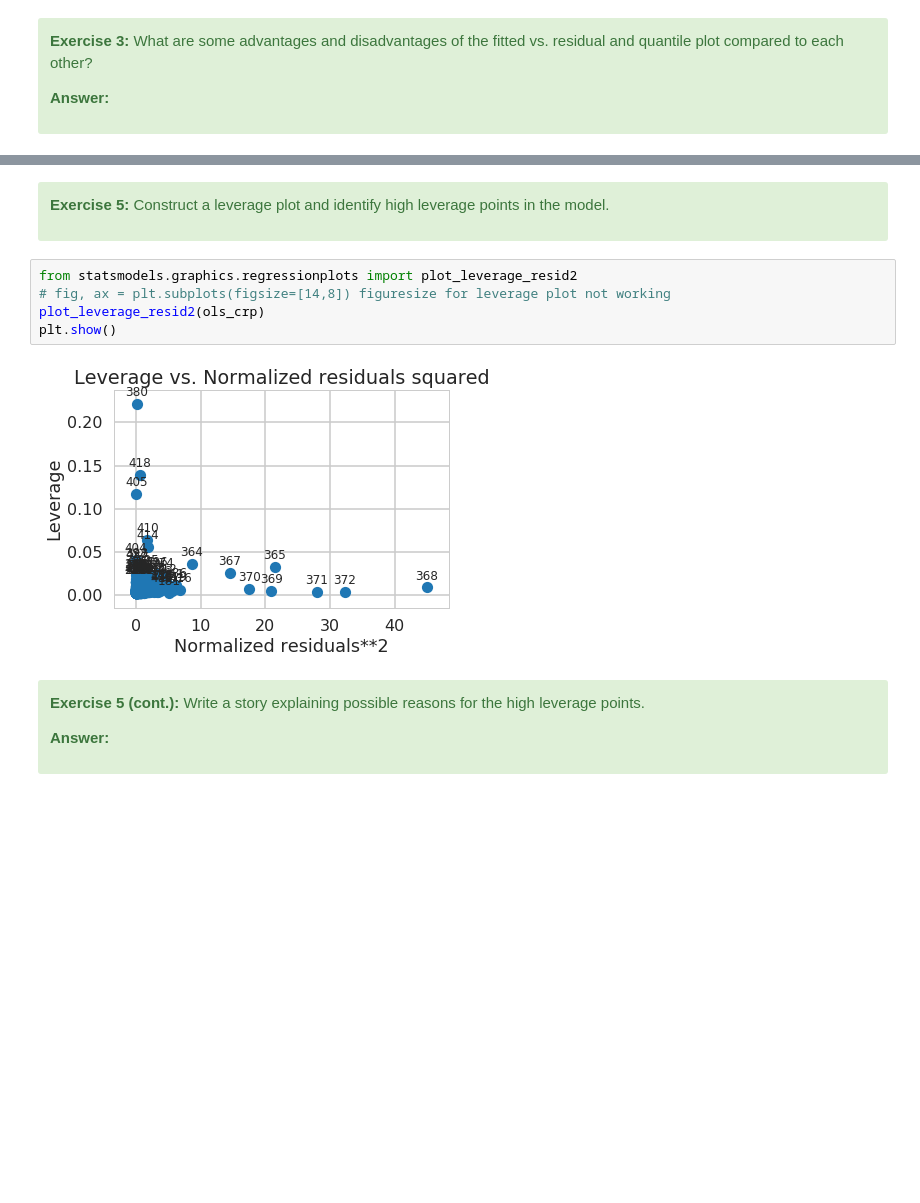
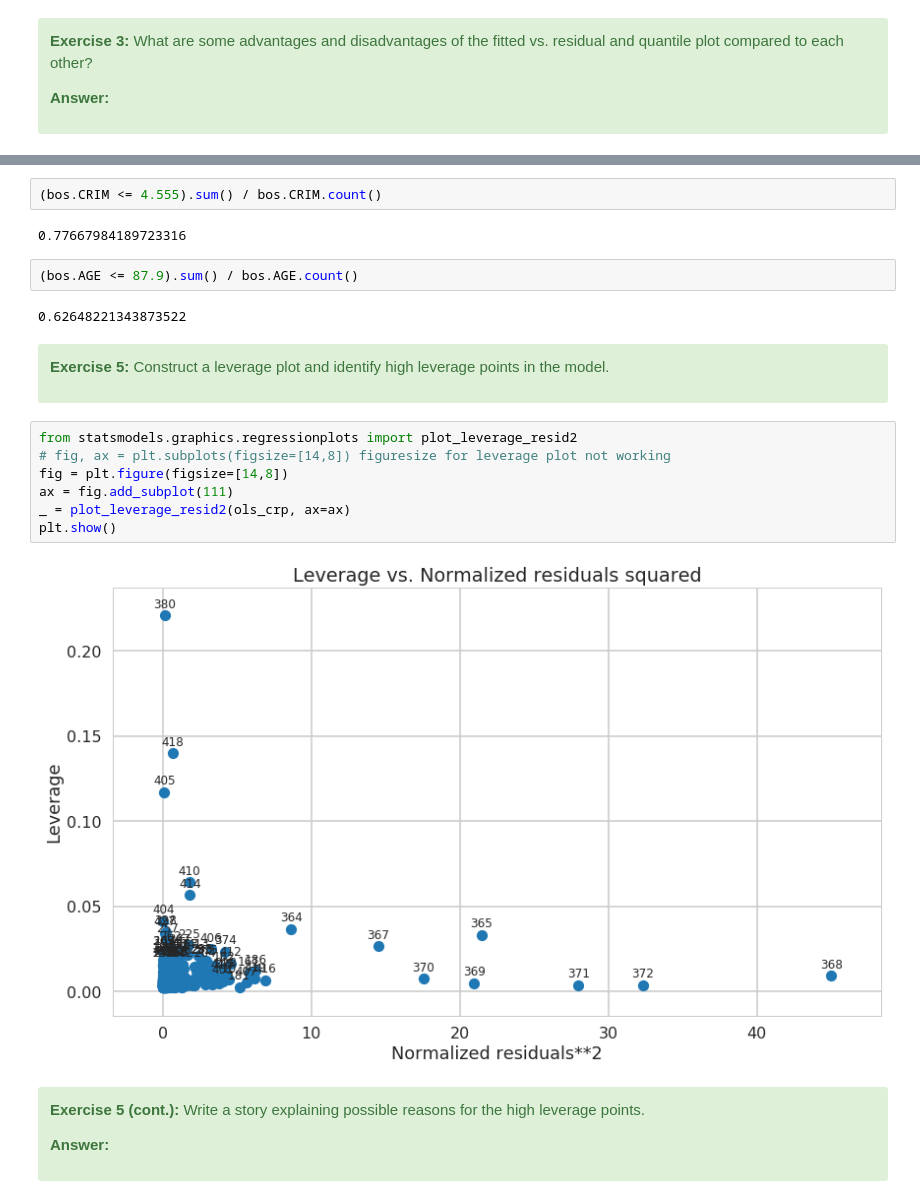
Before and after one commit to SethDKelly/Springboard, a Jupyter notebook: sec11/linear_regression/Mini_Project_Linear_Regression.ipynb, the cells around one changed output, grey strips where cells are left out. Drawn from its saved outputs; the diff is of its cells as text; blank space fills up the shorter version.

```diff
--- a/sec11/linear_regression/Mini_Project_Linear_Regression.ipynb
+++ b/sec11/linear_regression/Mini_Project_Linear_Regression.ipynb
@@ -1261,3 +1306,11 @@ plt.show()
+# %%
+(bos.CRIM <= 4.555).sum() / bos.CRIM.count()
+# %% [output]
+0.77667984189723316
+# %%
+(bos.AGE <= 87.9).sum() / bos.AGE.count()
+# %% [output]
+0.62648221343873522
 # %% [markdown]
 <div class="alert alert-success">
 
@@ -1266,10 +1319,12 @@ plt.show()
 # %%
 from statsmodels.graphics.regressionplots import plot_leverage_resid2
 # fig, ax = plt.subplots(figsize=[14,8]) figuresize for leverage plot not working
-plot_leverage_resid2(ols_crp)
+fig = plt.figure(figsize=[14,8])
+ax = fig.add_subplot(111)
+_ = plot_leverage_resid2(ols_crp, ax=ax)
 plt.show()
 # %% [output]
-[figure, old version]
+[figure, new version]
 # %% [markdown]
 <div class="alert alert-success">
 
```
Also changed, not shown: parts of 16 cells of this notebook.
